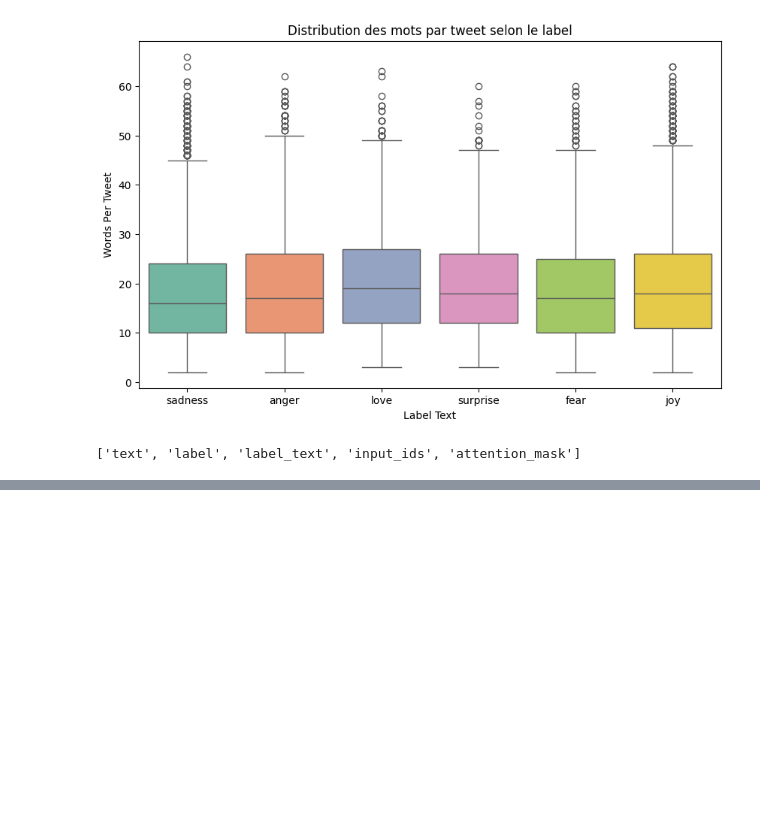
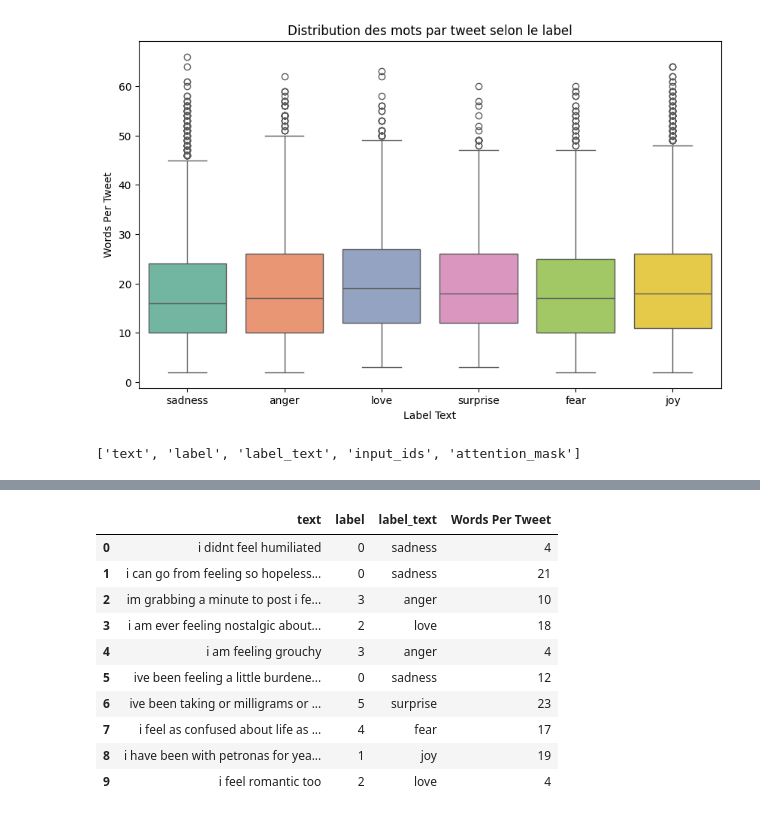
Before and after one commit to QPM777/NLP_X_Emotions-, a Jupyter notebook: emotions_classification.ipynb, the cells around one changed output, grey strips where cells are left out. Cells and saved outputs as stored; diff of their text form; code cells hidden in the pictures; blank space fills up the shorter version.

Commit message:
add text

```diff
--- a/emotions_classification.ipynb
+++ b/emotions_classification.ipynb
@@ -147,0 +183,14 @@ TrainOutput(global_step=96, training_loss=1.2861770788828533, metrics={'train_ru
+# %%
+df_train.head(10)
+# %% [output]
+|  | text | label | label_text | Words Per Tweet |
+| 0 | i didnt feel humiliated | 0 | sadness | 4 |
+| 1 | i can go from feeling so hopeless... | 0 | sadness | 21 |
+| 2 | im grabbing a minute to post i fe... | 3 | anger | 10 |
+| 3 | i am ever feeling nostalgic about... | 2 | love | 18 |
+| 4 | i am feeling grouchy | 3 | anger | 4 |
+| 5 | ive been feeling a little burdene... | 0 | sadness | 12 |
+| 6 | ive been taking or milligrams or ... | 5 | surprise | 23 |
+| 7 | i feel as confused about life as ... | 4 | fear | 17 |
+| 8 | i have been with petronas for yea... | 1 | joy | 19 |
+| 9 | i feel romantic too | 2 | love | 4 |
```
Also changed, not shown: parts of 2 cells of this notebook.
